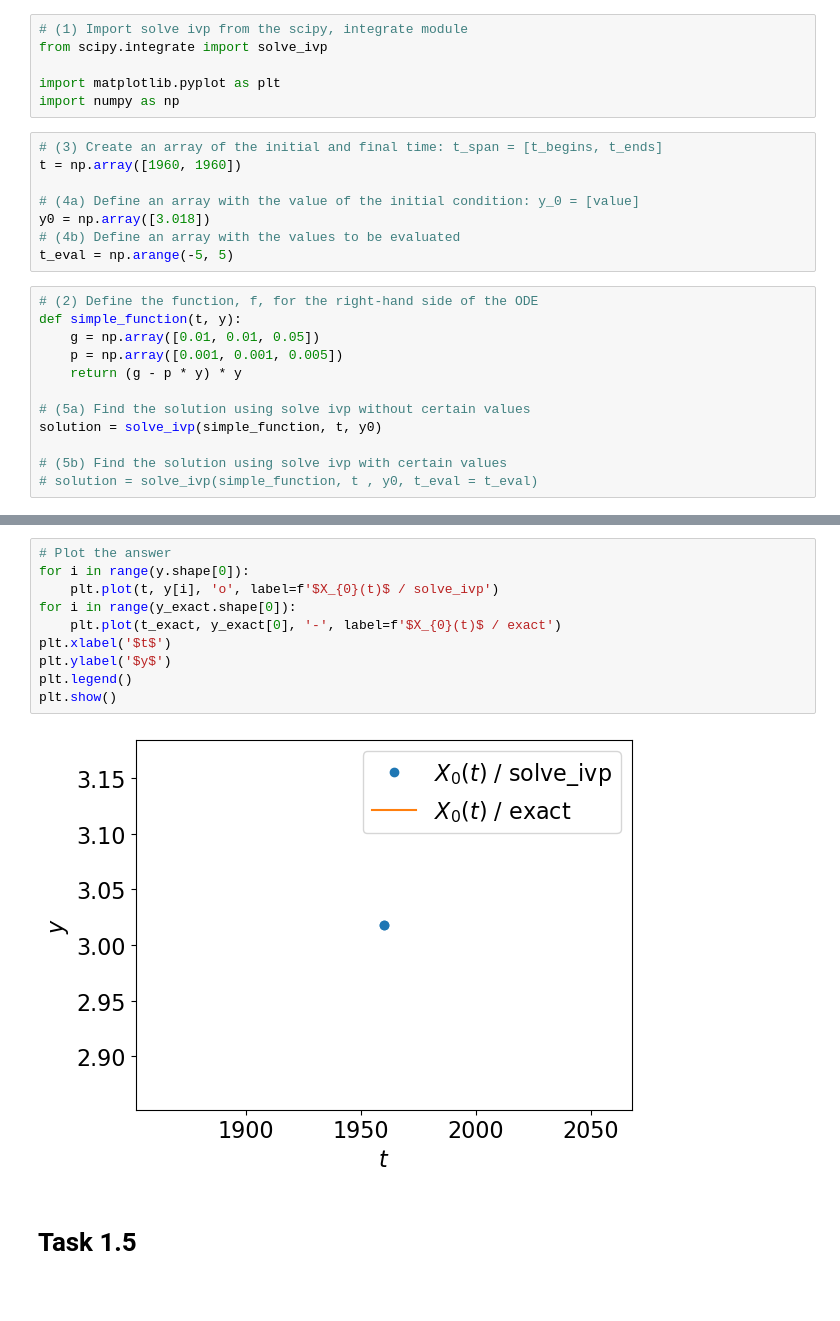
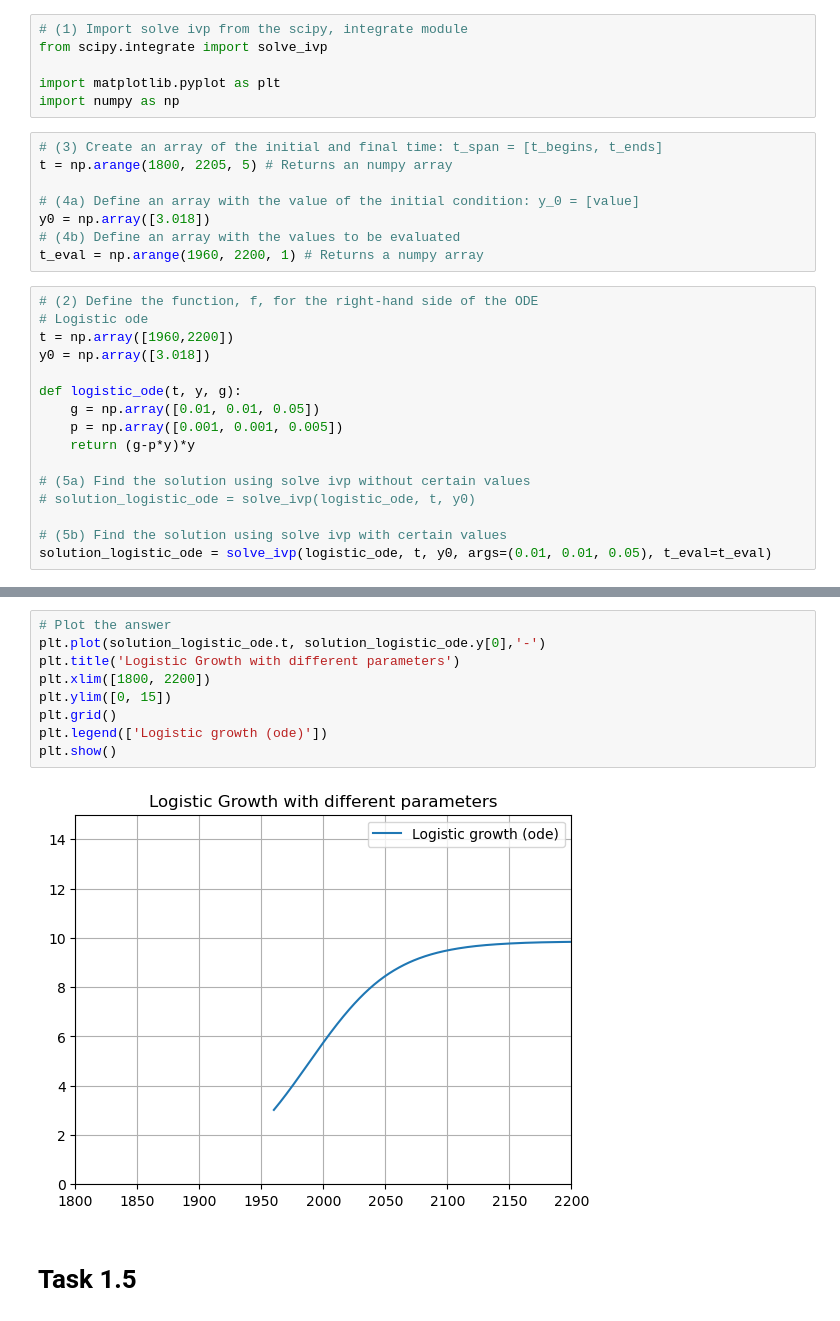
Before and after one commit to ablarer/SCC_ZHAW, a Jupyter notebook: 01/01 Vorlesung, Lab.ipynb, the cells around one changed output, grey strips where cells are left out. Cells and saved outputs as stored; diff of their text form; blank space fills up the shorter version.

```diff
--- a/01/01 Vorlesung, Lab.ipynb
+++ b/01/01 Vorlesung, Lab.ipynb
@@ -185,21 +241,25 @@ import matplotlib.pyplot as plt
 import numpy as np
 # %%
 # (3) Create an array of the initial and final time: t_span = [t_begins, t_ends]
-t = np.array([1960, 1960])
+t = np.arange(1800, 2205, 5) # Returns an numpy array
 
 # (4a) Define an array with the value of the initial condition: y_0 = [value]
 y0 = np.array([3.018])
 # (4b) Define an array with the values to be evaluated
-t_eval = np.arange(-5, 5)
+t_eval = np.arange(1960, 2200, 1) # Returns a numpy array
 # %%
 # (2) Define the function, f, for the right-hand side of the ODE
-def simple_function(t, y):
+# Logistic ode
+t = np.array([1960,2200])
+y0 = np.array([3.018])
+
+def logistic_ode(t, y, g):
     g = np.array([0.01, 0.01, 0.05])
     p = np.array([0.001, 0.001, 0.005])
-    return (g - p * y) * y
+    return (g-p*y)*y
 
 # (5a) Find the solution using solve ivp without certain values
-solution = solve_ivp(simple_function, t, y0)
+# solution_logistic_ode = solve_ivp(logistic_ode, t, y0)
 
 # (5b) Find the solution using solve ivp with certain values
-# solution = solve_ivp(simple_function, t , y0, t_eval = t_eval)
+solution_logistic_ode = solve_ivp(logistic_ode, t, y0, args=(0.01, 0.01, 0.05), t_eval=t_eval)
@@ -225,15 +283,14 @@ print(y_exact)
-# %%
-# Plot the answer
-for i in range(y.shape[0]):
-    plt.plot(t, y[i], 'o', label=f'$X_{0}(t)$ / solve_ivp')
-for i in range(y_exact.shape[0]):
-    plt.plot(t_exact, y_exact[0], '-', label=f'$X_{0}(t)$ / exact')
-plt.xlabel('$t$')
-plt.ylabel('$y$')
-plt.legend()
-plt.show()
-# %% [output]
-[figure, removed]
+# %%
+# Plot the answer
+plt.plot(solution_logistic_ode.t, solution_logistic_ode.y[0],'-')
+plt.title('Logistic Growth with different parameters')
+plt.xlim([1800, 2200])
+plt.ylim([0, 15])
+plt.grid()
+plt.legend(['Logistic growth (ode)'])
+plt.show()
+# %% [output]
+[figure, added]
 # %% [markdown]
 # Task 1.5
 # %%
```
Also changed, not shown: parts of 14 cells of this notebook.
